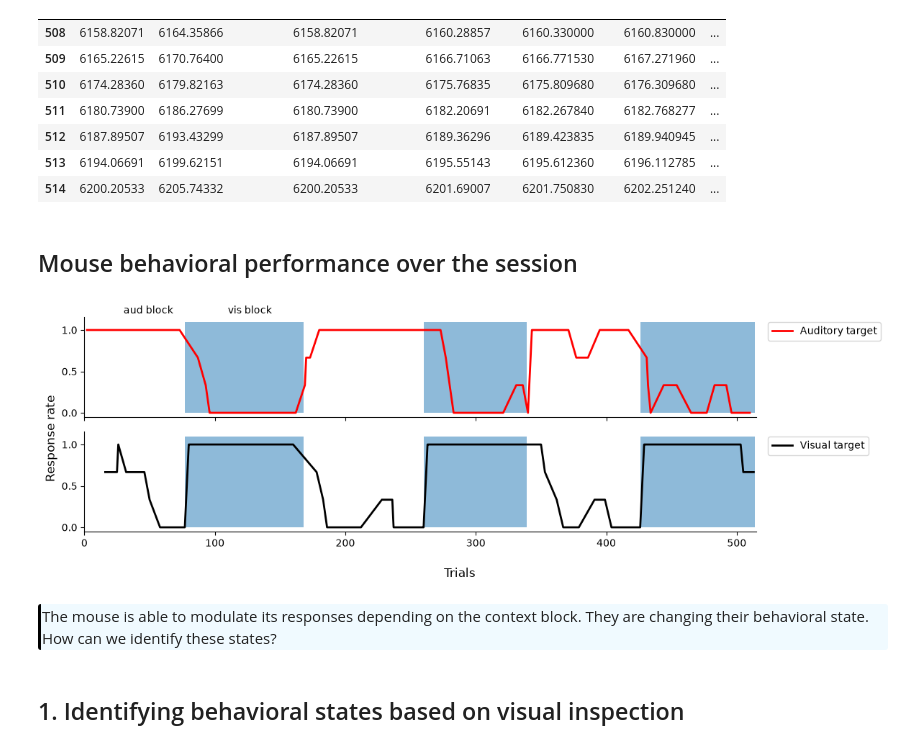
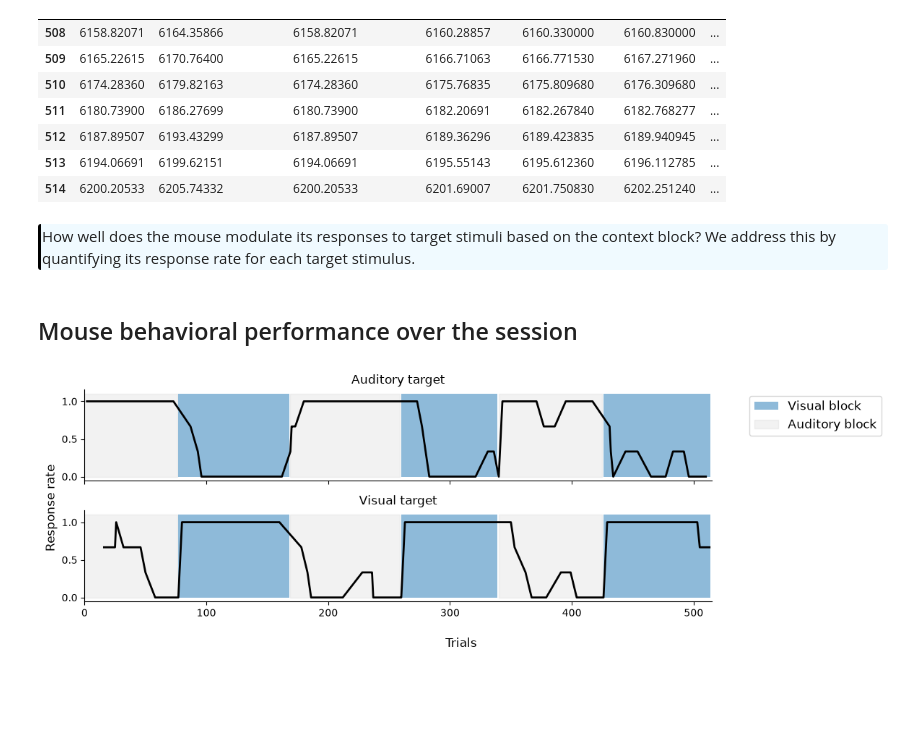
Before and after one commit to AllenSWDB/SWDB_2026_Behavioral_States, a Jupyter notebook: code/Workshop1.ipynb, the cells around one changed output. Drawn from its saved outputs; the diff is of its cells as text; code cells hidden in the pictures; blank space fills up the shorter version.

```diff
--- a/code/Workshop1.ipynb
+++ b/code/Workshop1.ipynb
@@ -96,41 +96,40 @@ trials.tail(7)
 | 512 | 6187.89507 | 6193.43299 | 6187.89507 | 6189.36296 | 6189.423835 | 6189.940945 | ... |
 | 513 | 6194.06691 | 6199.62151 | 6194.06691 | 6195.55143 | 6195.612360 | 6196.112785 | ... |
 | 514 | 6200.20533 | 6205.74332 | 6200.20533 | 6201.69007 | 6201.750830 | 6202.251240 | ... |
+# %% [markdown]
+<div style="border-left: 3px solid #000; border-radius: 3px;  padding: 1px; padding-left: 10px; background: #F0FAFF; ">
+How well does the mouse modulate its responses to target stimuli based on the context block? We address this by quantifying its response rate for each target stimulus.
+</div>
 # %% [markdown]
 ## Mouse behavioral performance over the session
 # %%
 # response rates to target
-vis1_response_rate =  trials[trials.is_vis_target].is_response.rolling(3).mean()
-sound1_response_rate = trials[trials.is_aud_target].is_response.rolling(3).mean()
+vis_target_response_rate =  trials[trials.is_vis_target].is_response.rolling(3).mean()
+aud_target_response_rate = trials[trials.is_aud_target].is_response.rolling(3).mean()
 
 fig, axs = plt.subplots(2, 1, figsize = (12, 4), sharex = True, sharey = True)
-axs[0].plot(sound1_response_rate, color = 'r', lw = 2, label = 'Auditory target')
-axs[1].plot(vis1_response_rate, color = 'k',  lw = 2, label = 'Visual target')
+axs[1].plot(vis_target_response_rate, color = 'k',  lw = 2)
+axs[0].plot(aud_target_response_rate, color = 'k', lw = 2)
 
 # add block information
 vis_block = trials.is_vis_rewarded
-first_block = trials.iloc[0].rewarded_modality
 for ax in axs:
-    ax.fill_between(vis_block.index, 0, 1.1, where=vis_block == 1, alpha=0.5)
-axs[0].text(30,  1.2, f"{first_block} block")
-axs[0].text(110,  1.2, "vis block" if first_block == 'aud' else "aud block")
+    ax.fill_between(vis_block.index, 0, 1.1, where=vis_block == 1, alpha=0.5, label = 'Visual block')
+    ax.fill_between(vis_block.index, 0, 1.1, where=vis_block == 0, alpha=0.2, label = 'Auditory block', color = 'silver')
 
 
 # formatting
 for ax in axs:
     ax.spines["top"].set_visible(False)
     ax.spines["right"].set_visible(False)
-    ax.legend(bbox_to_anchor = (1.01, 1.))
     ax.set_xlim(0, len(trials))
     ax.set_yticks([0, 0.5, 1])
+axs[0].set_title('Auditory target')
+axs[1].set_title('Visual target')
+axs[0].legend(bbox_to_anchor=(1.05, 1), loc='upper left', fontsize = 12)
+
 fig.supxlabel('Trials')
 fig.supylabel('Response rate')
 plt.tight_layout()
 # %% [output]
-[figure, old version]
+[figure, new version]
-# %% [markdown]
-<div style="border-left: 3px solid #000; border-radius: 3px; padding: 1px; padding-left: 10px; background: #F0FAFF; ">
-The mouse is able to modulate its responses depending on the context block. They are changing their behavioral state. How can we identify these states?
-</div>
-# %% [markdown]
-## 1. Identifying behavioral states based on visual inspection
```
Also changed, not shown: parts of 28 cells of this notebook, 2 other files.
